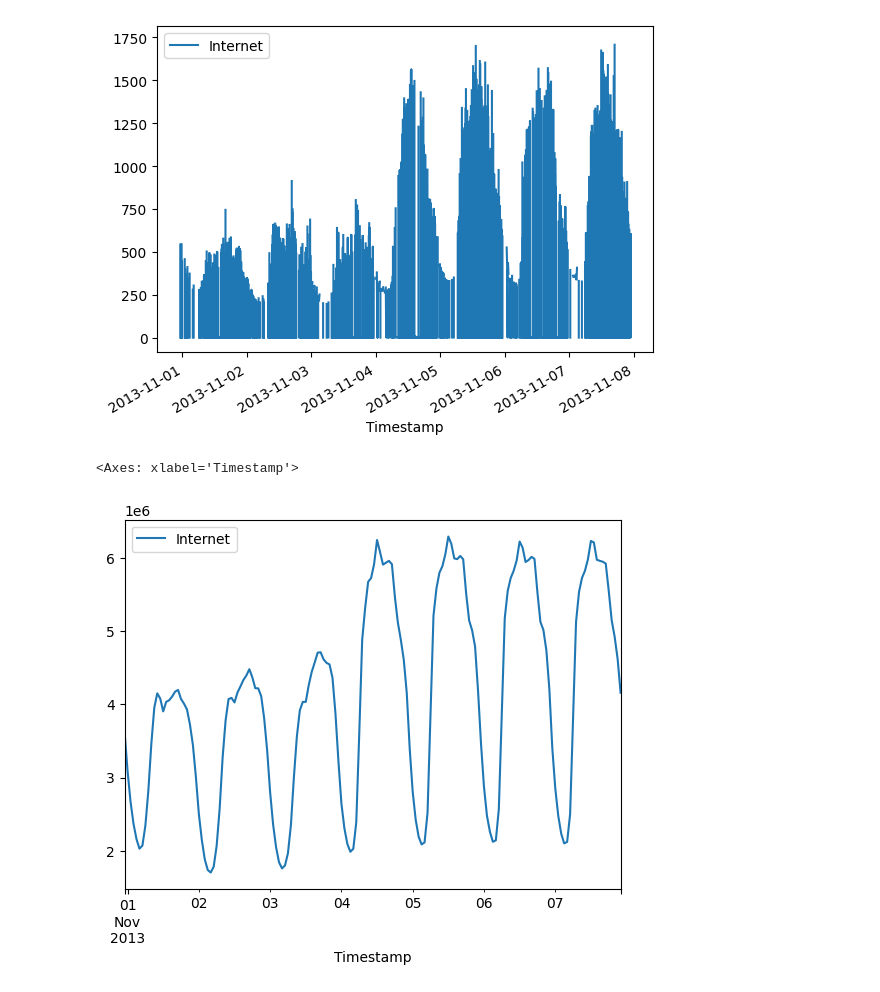
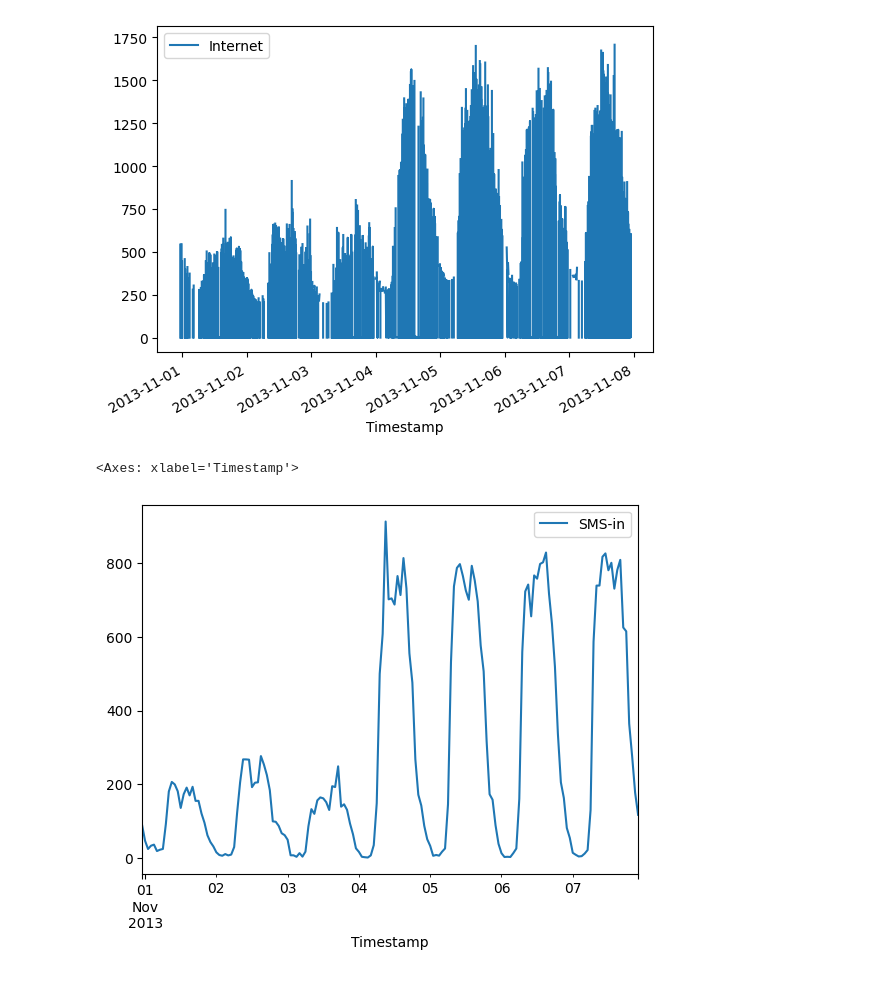
Before and after one commit to FedericoBotta/mobility, a Jupyter notebook: mobility/Mobility_tutorial.ipynb, the cells around one changed output. Cells and saved outputs as stored; diff of their text form; code cells hidden in the pictures.

```diff
--- a/mobility/Mobility_tutorial.ipynb
+++ b/mobility/Mobility_tutorial.ipynb
@@ -38,7 +42,7 @@ def find_cell_id(coords, grid):
     Function to find the cell id within which a point falls.
 
     Parameters:
-    coords (tuple): A tuple containing the (x, y) coordinates of the point.
+    coords (geopandas.GeoDataFrame): The GeoDataFrame containing the point chosen.
     grid (geopandas.GeoDataFrame): The GeoDataFrame containing the grid.
 
     Returns:
@@ -60,8 +66,6 @@ def find_cell_id(coords, grid):
 # %%
-data_files = ['https://github.com/FedericoBotta/mobility/releases/download/v1/sms-call-internet-mi-2013-11-0' + str(x) + '.txt' for x in range(1, 2)]
-
-# List all files in the subfolder
-#files = [os.path.join(subfolder_path, f) for f in os.listdir(subfolder_path) if os.path.isfile(os.path.join(subfolder_path, f))]
+# Create list of urls for the data files
+data_files = ['https://github.com/FedericoBotta/mobility/releases/download/v1/sms-call-internet-mi-2013-11-0' + str(x) + '.txt' for x in range(1, 8)]
 
 # Define the column names
 column_names = ['Square_id', 'Timestamp', 'Country_code', 'SMS-in', 'SMS-out', 'Call-in', 'Call-out', 'Internet']
@@ -108,12 +129,14 @@ cell_df.plot(x = 'Timestamp', y = 'Internet')
 [figure]
 # %%
 # We can make the data a bit less noisy and make any pattern more obvious by aggregating the original data.
-# Here we aggregate it to hourly, but feel free to explore other aggregation levels!
+# Here we aggregate it to hourly (the '1h' option in the resample function), but feel free to explore other aggregation levels!
 
-temp_df = mobile_df.set_index('Timestamp')
+temp_df = cell_df.set_index('Timestamp')
 hourly = temp_df.resample('1h').sum()
+hourly.drop(['Square_id', 'Country_code'],inplace = True, axis = 1)
 hourly.reset_index(inplace = True)
-hourly.plot(x = 'Timestamp', y = 'Internet')
+#As before, you can change the y variable using any of the following options: 'SMS-in', 'SMS-out', 'Call-in', 'Call-out', 'Internet'
+hourly.plot(x = 'Timestamp', y = 'SMS-in')
 # %% [output]
 <Axes: xlabel='Timestamp'>
-[figure, old version]
+[figure, new version]
```
Also changed, not shown: parts of 11 cells of this notebook.
